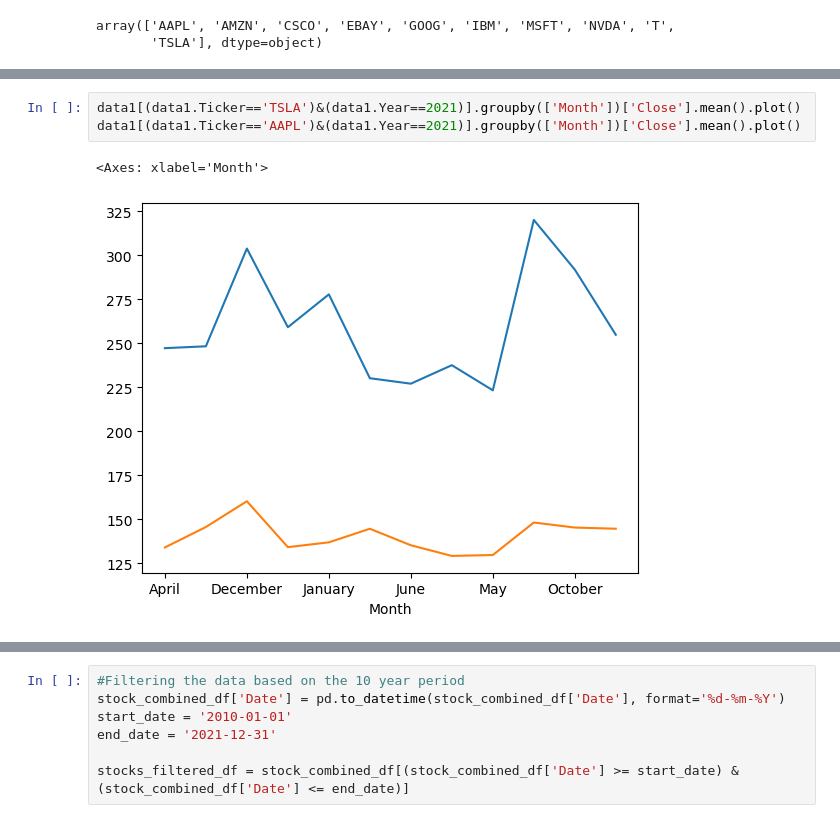
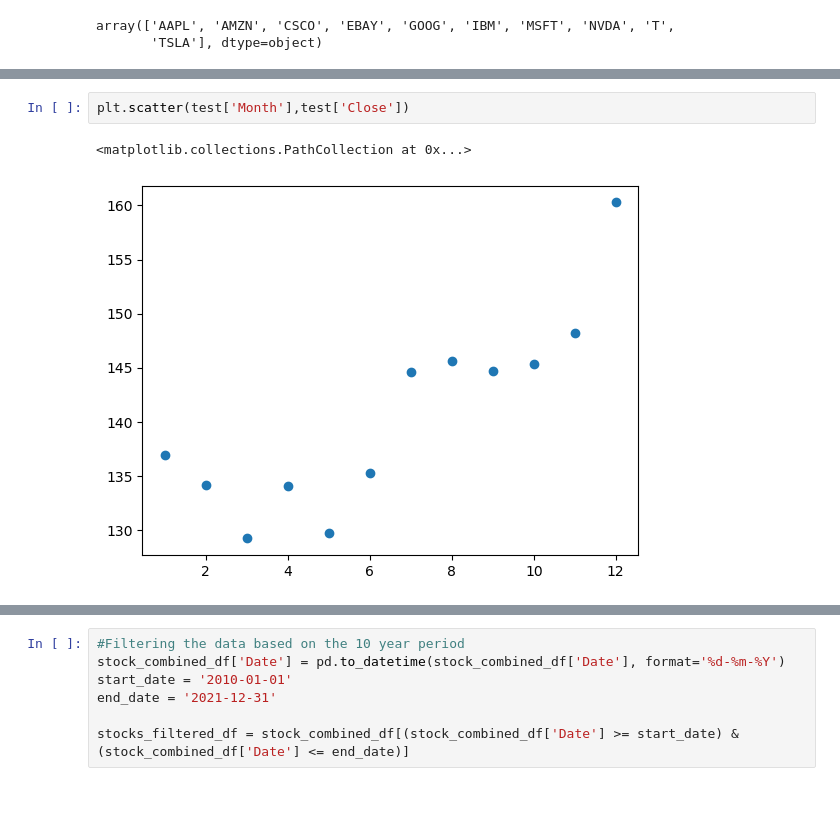
Before and after one commit to salvarenga25/StockMarket_Project, a Jupyter notebook: Stock_Analysis(Closing_Prices).ipynb, the cells around one changed output, grey strips where cells are left out. Drawn from its saved outputs; the diff is of its cells as text; blank space fills up the shorter version.

```diff
--- a/Stock_Analysis(Closing_Prices).ipynb
+++ b/Stock_Analysis(Closing_Prices).ipynb
@@ -135,6 +117,5 @@ y = -112.88x + 170.66
-# %%
-data1[(data1.Ticker=='TSLA')&(data1.Year==2021)].groupby(['Month'])['Close'].mean().plot()
-data1[(data1.Ticker=='AAPL')&(data1.Year==2021)].groupby(['Month'])['Close'].mean().plot()
-# %% [output]
-<Axes: xlabel='Month'>
-[figure, removed]
+# %%
+plt.scatter(test['Month'],test['Close'])
+# %% [output]
+<matplotlib.collections.PathCollection at 0x...>
+[figure, added]
```
Also changed, not shown: parts of 52 cells of this notebook, 1 other file.
